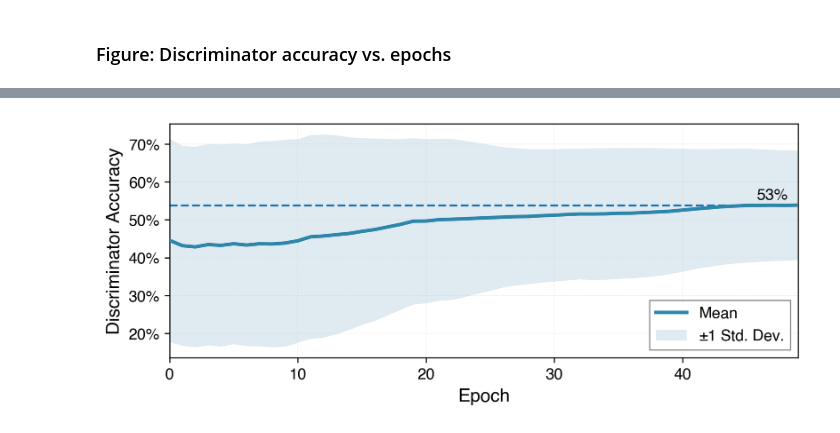
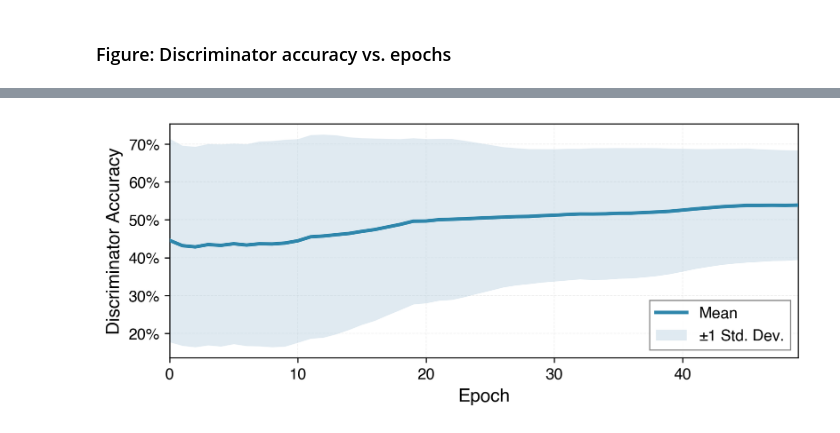
Before and after one commit to prajapati-incontrol/TapSEGNN, a Jupyter notebook: notebooks/create_figures.ipynb, the cells around one changed output, grey strips where cells are left out. Drawn from its saved outputs; the diff is of its cells as text; code cells hidden in the pictures.

```diff
--- a/notebooks/create_figures.ipynb
+++ b/notebooks/create_figures.ipynb
@@ -114,9 +94,6 @@ ax.fill_between(x,
                 label='±1 Std. Dev.',
                 zorder=2)
 
-ax.hlines(0.538,0,49,linestyles='dashed')
-ax.text(47, 0.545, '53%', ha='center', va='bottom')
-
 # Styling improvements
 ax.set_xlabel('Epoch', fontweight='normal')
 ax.set_ylabel('Discriminator Accuracy', fontweight='normal')
@@ -129,34 +106,34 @@ ax.set_axisbelow(True)
 ax.set_xlim(0,49)
 
 # Set y-axis to percentage if needed (0-1 range)
 if val_d_accuracies_mean.max() <= 1.0:
     ax.yaxis.set_major_formatter(plt.FuncFormatter(lambda y, _: f'{y:.0%}'))
 
 # Clean up spines
 # ax.spines['top'].set_visible(False)
 # ax.spines['right'].set_visible()
 # ax.spines['left'].set_linewidth(0.8)
 # ax.spines['bottom'].set_linewidth(0.8)
 
 # Legend with refined styling
 legend = ax.legend(frameon=True,
                    loc='best',
                    framealpha=0.95,
                    edgecolor='gray',
                    fancybox=False,
                    shadow=False)
 legend.get_frame().set_linewidth(0.8)
 
 # Tight layout with padding
 # plt.tight_layout(pad=0.0)
 
 # Save as high-quality PDF and PNG
 plt.savefig('FIG_discriminator_accuracy.pdf', dpi=300, bbox_inches='tight')
 # plt.savefig('discriminator_accuracy.png', dpi=300, bbox_inches='tight')
 
 plt.show()
 # %% [output]
-[figure, old version]
+[figure, new version]
 # %%
 val_d_losses_mean = all_val_d_losses_df.mean(axis=1)
 val_d_losses_std = all_val_d_losses_df.std(axis=1)
```
Also changed, not shown: parts of 25 cells of this notebook, 11 other files.
